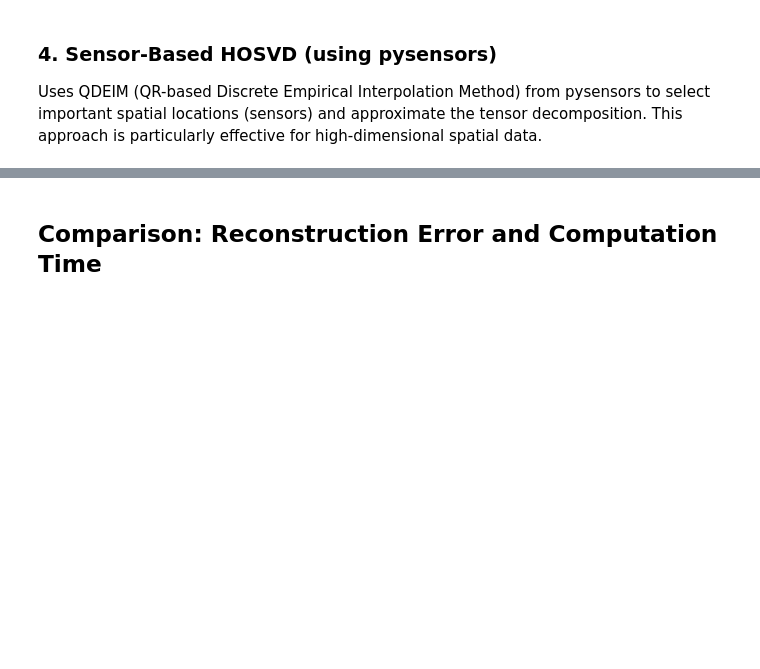
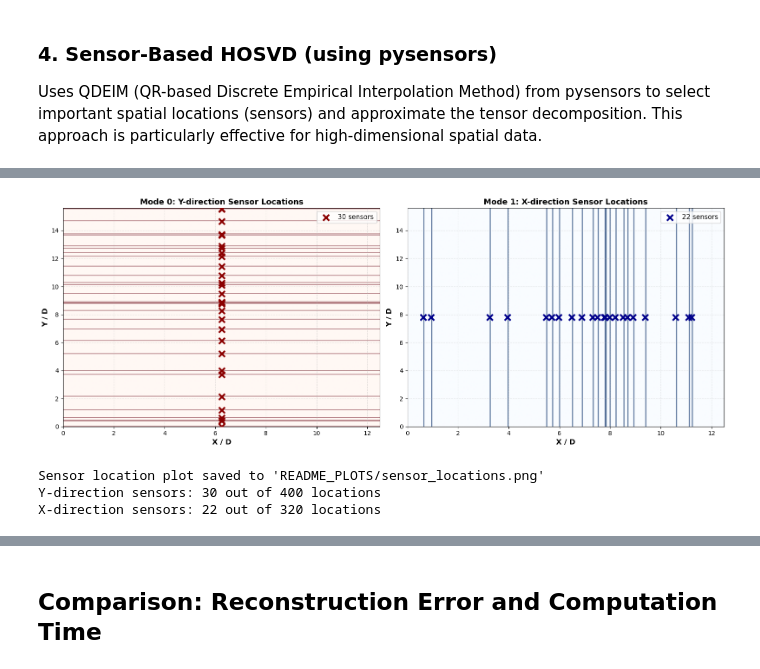
Before and after one commit to Isi2000/LOW-COST-HOSVD, a Jupyter notebook: low_cost.ipynb, the cells around one changed output, grey strips where cells are left out. Drawn from its saved outputs; the diff is of its cells as text; code cells hidden in the pictures; blank space fills up the shorter version.

```diff
--- a/low_cost.ipynb
+++ b/low_cost.ipynb
@@ -461,0 +362,55 @@ Number of sensors selected per mode: [('mode_0', 30), ('mode_1', 22)]
+# %%
+# Visualize sensor locations on spatial domain
+fig, axes = plt.subplots(1, 2, figsize=(16, 6))
+
+# Plot for Mode 0 (Y-direction) sensors
+ax1 = axes[0]
+sensor_y_indices = sensors['mode_0']
+# Create a grid showing sensor locations
+sensor_grid_y = np.zeros((Ny_sub, Nx_sub))
+for idx in sensor_y_indices:
+    sensor_grid_y[idx, :] = 1
+
+im1 = ax1.imshow(sensor_grid_y, cmap='Reds', origin='lower',
+                 extent=[0, Lx, 0, Ly], aspect='auto', alpha=0.7)
+ax1.scatter([Lx/2] * len(sensor_y_indices),
+           np.array(sensor_y_indices) * Ly / Ny_sub,
+           c='darkred', s=100, marker='x', linewidths=3,
+           label=f'{len(sensor_y_indices)} sensors', zorder=5)
+ax1.set_xlabel('X / D', fontsize=12, fontweight='bold')
+ax1.set_ylabel('Y / D', fontsize=12, fontweight='bold')
+ax1.set_title('Mode 0: Y-direction Sensor Locations', fontsize=13, fontweight='bold')
+ax1.legend(fontsize=11)
+ax1.grid(True, alpha=0.3, linestyle='--')
+
+# Plot for Mode 1 (X-direction) sensors
+ax2 = axes[1]
+sensor_x_indices = sensors['mode_1']
+sensor_grid_x = np.zeros((Ny_sub, Nx_sub))
+for idx in sensor_x_indices:
+    sensor_grid_x[:, idx] = 1
+
+im2 = ax2.imshow(sensor_grid_x, cmap='Blues', origin='lower',
+                 extent=[0, Lx, 0, Ly], aspect='auto', alpha=0.7)
+ax2.scatter(np.array(sensor_x_indices) * Lx / Nx_sub,
+           [Ly/2] * len(sensor_x_indices),
+           c='darkblue', s=100, marker='x', linewidths=3,
+           label=f'{len(sensor_x_indices)} sensors', zorder=5)
+ax2.set_xlabel('X / D', fontsize=12, fontweight='bold')
+ax2.set_ylabel('Y / D', fontsize=12, fontweight='bold')
+ax2.set_title('Mode 1: X-direction Sensor Locations', fontsize=13, fontweight='bold')
+ax2.legend(fontsize=11)
+ax2.grid(True, alpha=0.3, linestyle='--')
+
+plt.tight_layout()
+plt.savefig('README_PLOTS/sensor_locations.png', dpi=300, bbox_inches='tight')
+plt.show()
+
+print(f"\nSensor location plot saved to 'README_PLOTS/sensor_locations.png'")
+print(f"Y-direction sensors: {len(sensor_y_indices)} out of {Ny_sub} locations")
+print(f"X-direction sensors: {len(sensor_x_indices)} out of {Nx_sub} locations")
+# %% [output]
+[figure, added]
+Sensor location plot saved to 'README_PLOTS/sensor_locations.png'
+Y-direction sensors: 30 out of 400 locations
+X-direction sensors: 22 out of 320 locations
```
Also changed, not shown: parts of 14 cells of this notebook, 12 other files.
